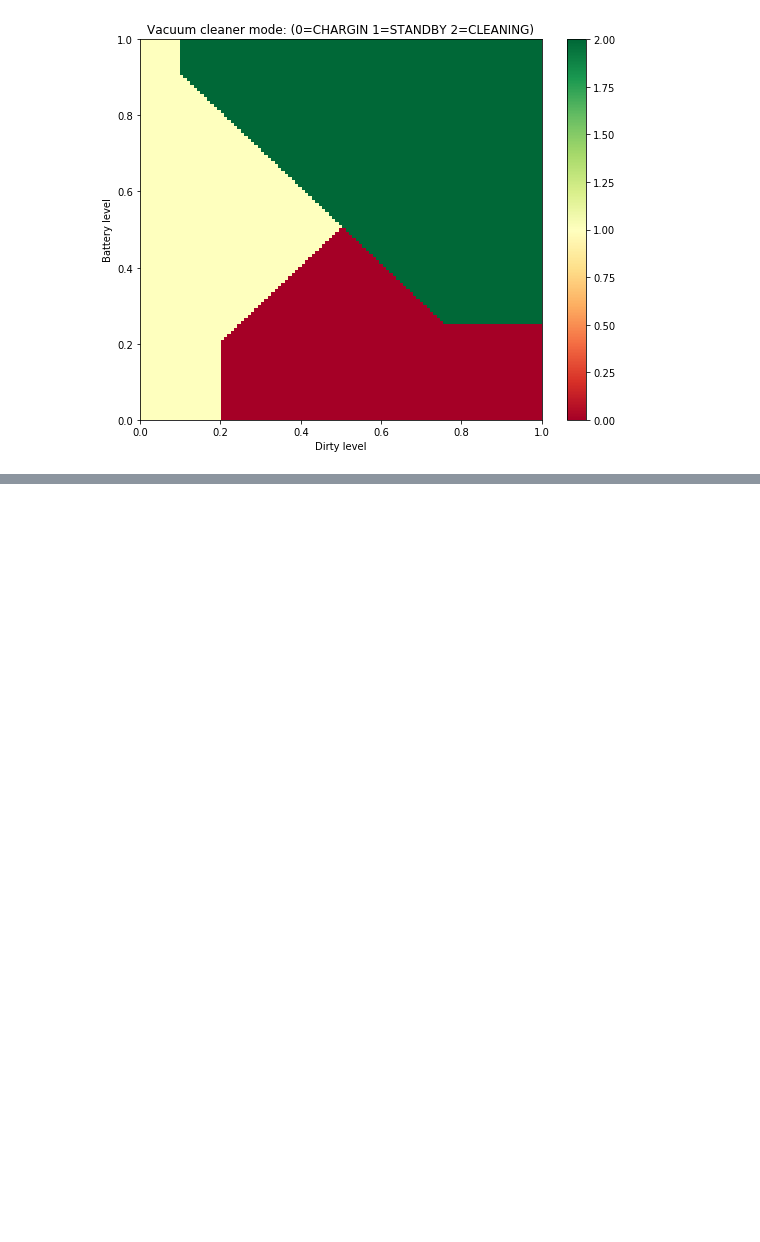
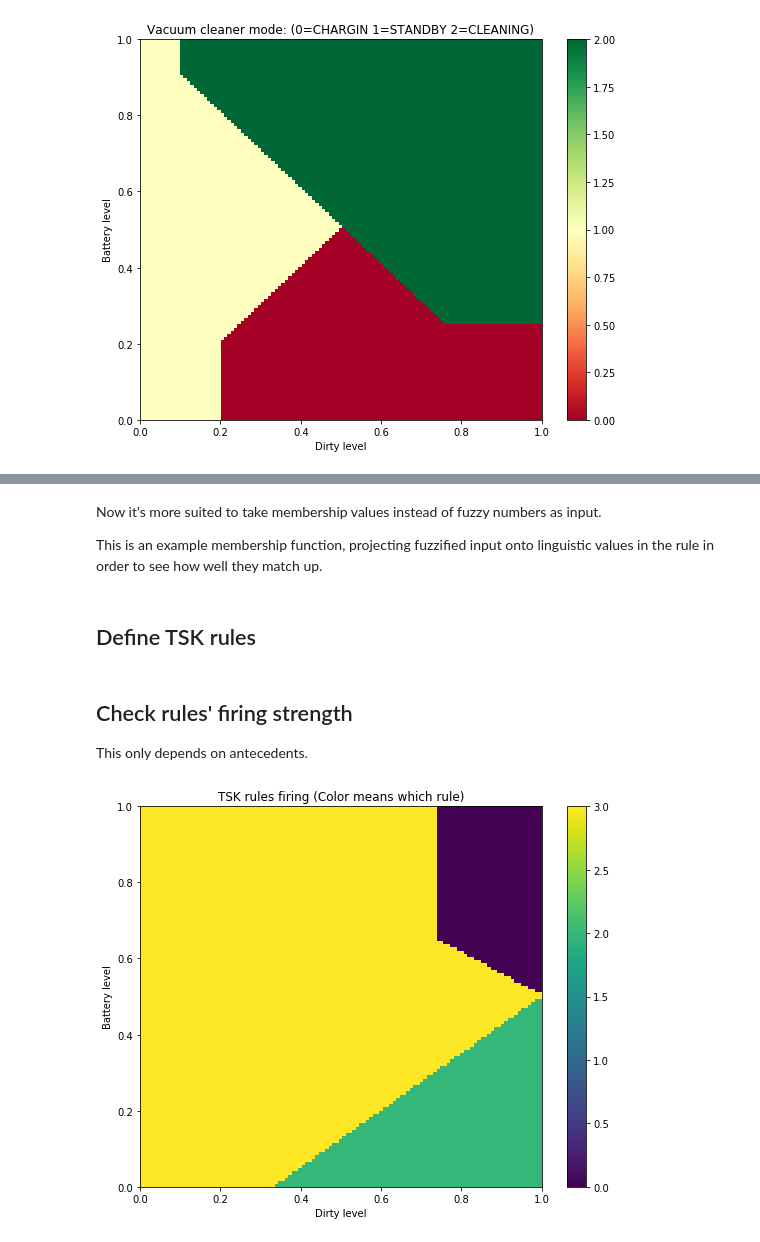
Before and after one commit to aleozlx/fuzzy-control-revisit-notes, a Jupyter notebook: q7.5.ipynb, the cells around one changed output, grey strips where cells are left out. Cells and saved outputs as stored; diff of their text form; code cells hidden in the pictures; blank space fills up the shorter version.

```diff
--- a/q7.5.ipynb
+++ b/q7.5.ipynb
@@ -173,0 +203,4 @@ plot(fuzzy_control1)
+# %% [markdown]
+Now it's more suited to take membership values instead of fuzzy numbers as input.
+
+This is an example membership function, projecting fuzzified input onto linguistic values in the rule in order to see how well they match up.
@@ -173,0 +212,49 @@ plot(fuzzy_control1)
+# %% [markdown]
+## Define TSK rules
+# %%
+def sugeno_rule(dirty, battery, action_weights):
+    """Takes linguistic values and actions weights
+    returns 2 functions: rule strength and action"""
+
+    # Membership functions
+    m_dirty = membership_func(dirty)
+    m_battery = membership_func(battery)
+
+    def strength(dirty_value, battery_value):
+        """Takes crisp value and tells you strength of the rule"""
+        return np.min([m_dirty(dirty_value), m_battery(battery_value)])
+
+    W, b = action_weights
+    action = lambda *crisp_features: np.dot(W,np.array(crisp_features))+b
+    return strength, action
+
+Rules2 = [
+    sugeno_rule(dirty_level['DIRTY'],battery_level['HIGH'], ([1,1],0)), # CLEANING
+    sugeno_rule(dirty_level['MEDIUM'],battery_level['HIGH'], ([1,1],0)), # CLEANING
+    sugeno_rule(whatever, battery_level['LOW'], ([0.0,-1],0)), # CHARGING
+    sugeno_rule(dirty_level['CLEAN'], whatever, ([-1,0.0],0)) # STANDBY
+]
+# %% [markdown]
+## Check rules' firing strength
+
+This only depends on antecedents.
+# %%
+def argmax_strengths(dirty, battery):
+    strengths = np.array([strength(dirty, battery) for (strength, action) in Rules2])
+    return np.argmax(strengths)
+
+def plot_Rules2():
+    dirty = np.linspace(0., 1., 120)
+    battery = np.linspace(0., 1., 120)
+    X, Y = np.meshgrid(dirty, battery)
+    Z = np.vectorize(argmax_strengths)(X, Y)
+    plt.figure(figsize=(9,7))
+    plt.title('TSK rules firing (Color means which rule)')
+    plt.xlabel('Dirty level')
+    plt.ylabel('Battery level')
+    plt.pcolormesh(X, Y, Z)
+    plt.colorbar()
+
+plot_Rules2()
+# %% [output]
+[figure, added]
```
Also changed, not shown: parts of 11 cells of this notebook.
